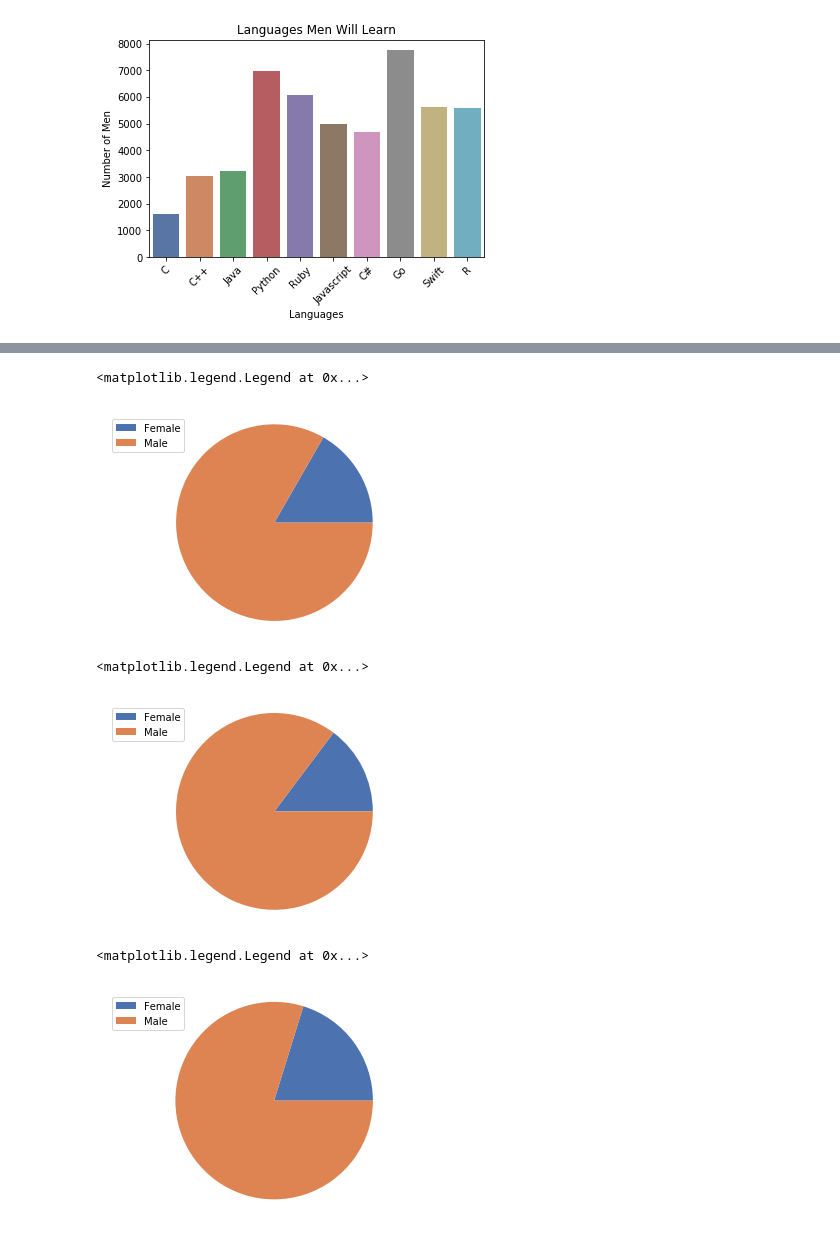
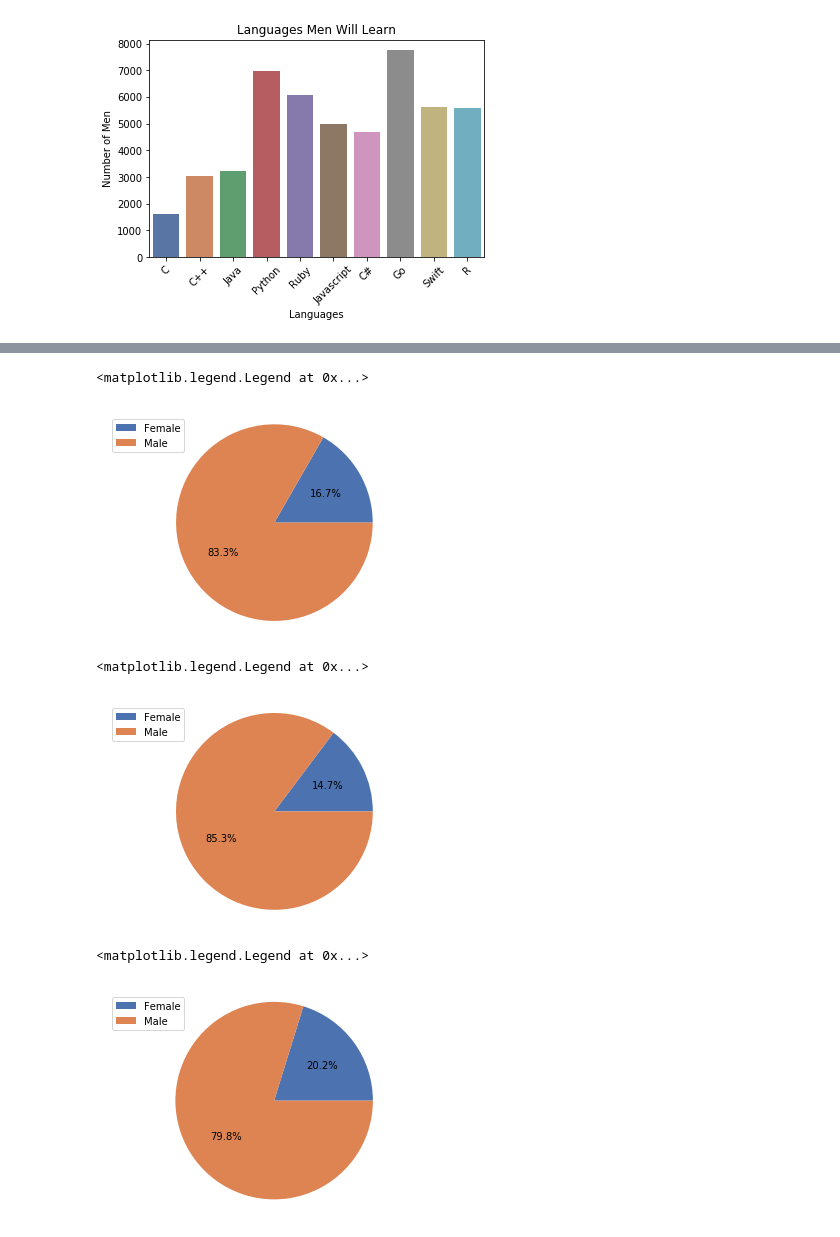
Before and after one commit to EricaTess/women-in-tech, a Jupyter notebook: clustering_project/Clustering-HackerRank-Data.ipynb, the cells around one changed output, grey strips where cells are left out. Drawn from its saved outputs; the diff is of its cells as text; code cells hidden in the pictures.

```diff
--- a/clustering_project/Clustering-HackerRank-Data.ipynb
+++ b/clustering_project/Clustering-HackerRank-Data.ipynb
@@ -99,7 +101,7 @@ df_value[df_value['q3Gender']=='Female'].shape[0]
 # %% [output]
 4122
 # %%
-df_country_age_lang = df_value[['CountryNumeric2','q3Gender', 'q25LangC', 'q25LangCPlusPlus', 'q25LangJava', 'q25LangPython', 'q25LangRuby', 'q25LangJavascript', 'q25LangCSharp', 'q25LangGo', 'q25LangSwift', 'q25LangR']]
+df_country_gender_lang = df_value[['CountryNumeric2','q3Gender', 'q25LangC', 'q25LangCPlusPlus', 'q25LangJava', 'q25LangPython', 'q25LangRuby', 'q25LangJavascript', 'q25LangCSharp', 'q25LangGo', 'q25LangSwift', 'q25LangR']]
 # %%
-df_country_age_lang.columns = ['Country', 'Gender', 'C', 'C++', 'Java', 'Python', 'Ruby', 'Javascript', 'C#', 'Go', 'Swift', 'R']
+df_country_gender_lang.columns = ['Country', 'Gender', 'C', 'C++', 'Java', 'Python', 'Ruby', 'Javascript', 'C#', 'Go', 'Swift', 'R']
 # %%
@@ -292,35 +361,38 @@ plt.legend(df_country_age_lang['Gender'])
 # %%
 # Java Pie Chart
 
 plt.pie([
         df_country_age_lang[(df_country_age_lang['Java']=='Know') &(df_country_age_lang['Gender']=="Female")].shape[0],
         df_country_age_lang[(df_country_age_lang['Java']=='Know') &(df_country_age_lang['Gender']=="Male")].shape[0]
-        ])
+        ],
+        autopct='%0.1f%%')
 plt.axis('equal')
 plt.legend(df_country_age_lang['Gender'])
 # %% [output]
 <matplotlib.legend.Legend at 0x...>
-[figure, old version]
+[figure, new version]
 # %%
 # Python Pie Chart
 
 plt.pie([
         df_country_age_lang[(df_country_age_lang['Python']=='Know') &(df_country_age_lang['Gender']=="Female")].shape[0],
         df_country_age_lang[(df_country_age_lang['Python']=='Know') &(df_country_age_lang['Gender']=="Male")].shape[0]
-        ])
+        ],
+        autopct='%0.1f%%')
 plt.axis('equal')
 plt.legend(df_country_age_lang['Gender'])
 # %% [output]
 <matplotlib.legend.Legend at 0x...>
-[figure, old version]
+[figure, new version]
 # %%
 # R Pie Chart
 plt.pie([
         df_country_age_lang[(df_country_age_lang['R']=='Know') &(df_country_age_lang['Gender']=="Female")].shape[0],
         df_country_age_lang[(df_country_age_lang['R']=='Know') &(df_country_age_lang['Gender']=="Male")].shape[0]
-        ])
+        ],
+        autopct='%0.1f%%')
 plt.axis('equal')
 plt.legend(df_country_age_lang['Gender'])
 # %% [output]
 <matplotlib.legend.Legend at 0x...>
-[figure, old version]
+[figure, new version]
```
Also changed, not shown: parts of 16 cells of this notebook.
